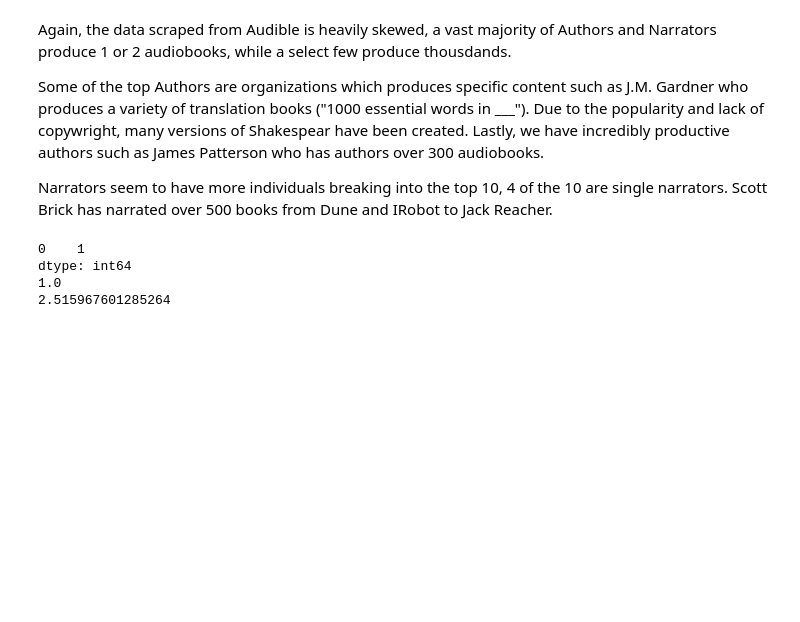
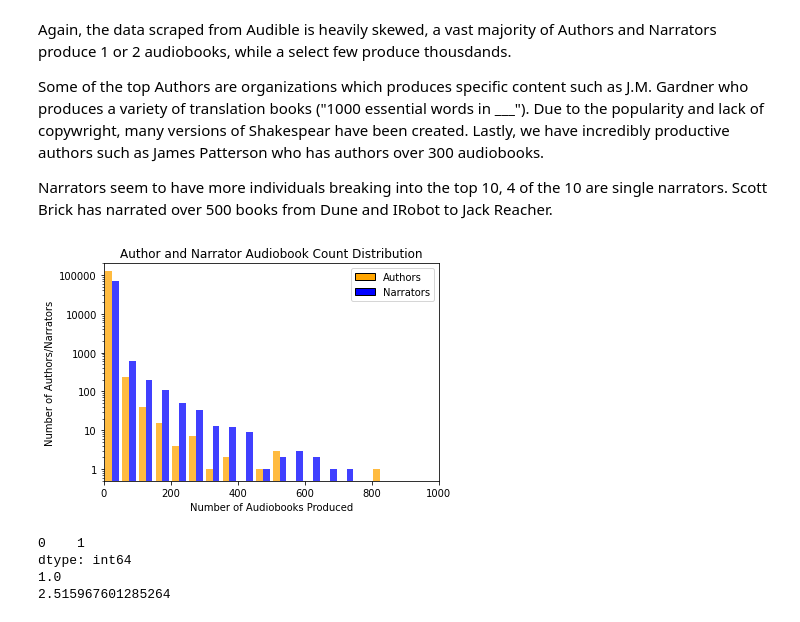
Before and after one commit to jwelch1123/finding_the_tree_in_the_forest, a Jupyter notebook: Data_Analysis.ipynb, the cells around one changed output. Cells and saved outputs as stored; diff of their text form; code cells hidden in the pictures; blank space fills up the shorter version.

```diff
--- a/Data_Analysis.ipynb
+++ b/Data_Analysis.ipynb
@@ -452,6 +452,33 @@ Again, the data scraped from Audible is heavily skewed, a vast majority of Autho
 Some of the top Authors are organizations which produces specific content such as J.M. Gardner who produces a variety of translation books ("1000 essential words in \_\_\_"). Due to the popularity and lack of copywright, many versions of Shakespear have been created. Lastly, we have incredibly productive authors such as James Patterson who has authors over 300 audiobooks.
 
 Narrators seem to have more individuals breaking into the top 10, 4 of the 10 are single narrators. Scott Brick has narrated over 500 books from Dune and IRobot to Jack Reacher.
+# %%
+from matplotlib.patches import Rectangle
+plt.hist([auth, narr], color=['orange','blue'],
+         alpha=0.75,
+         bins = [x for x in range(0,1001,50)]
+        )
+
+
+handles = [Rectangle((0,0),1,1,color=c,ec="k") for c in ['orange','blue']]
+labels= ["Authors","Narrators"]
+plt.legend(handles, labels)
+
+plt.xlabel('Number of Audiobooks Produced')
+plt.ylabel("Number of Authors/Narrators")
+plt.title("Author and Narrator Audiobook Count Distribution")
+
+
+plt.yscale('log')
+yticks = [0.01, 0.1,1,10,100,1000,10000,100000,1000000,10000000]
+plt.yticks(yticks, map(str, yticks))
+
+plt.xlim(0,1000)
+plt.ylim(0.5,200000)
+
+plt.savefig("./graphics/auth_narr_dist.png", bbox_inches = 'tight')
+# %% [output]
+[figure, added]
 # %%
 titles_authors = titles.explode('author')
 titles_narrators = titles.explode('narrator')
```
Also changed, not shown: parts of 4 cells of this notebook, 5 other files.
